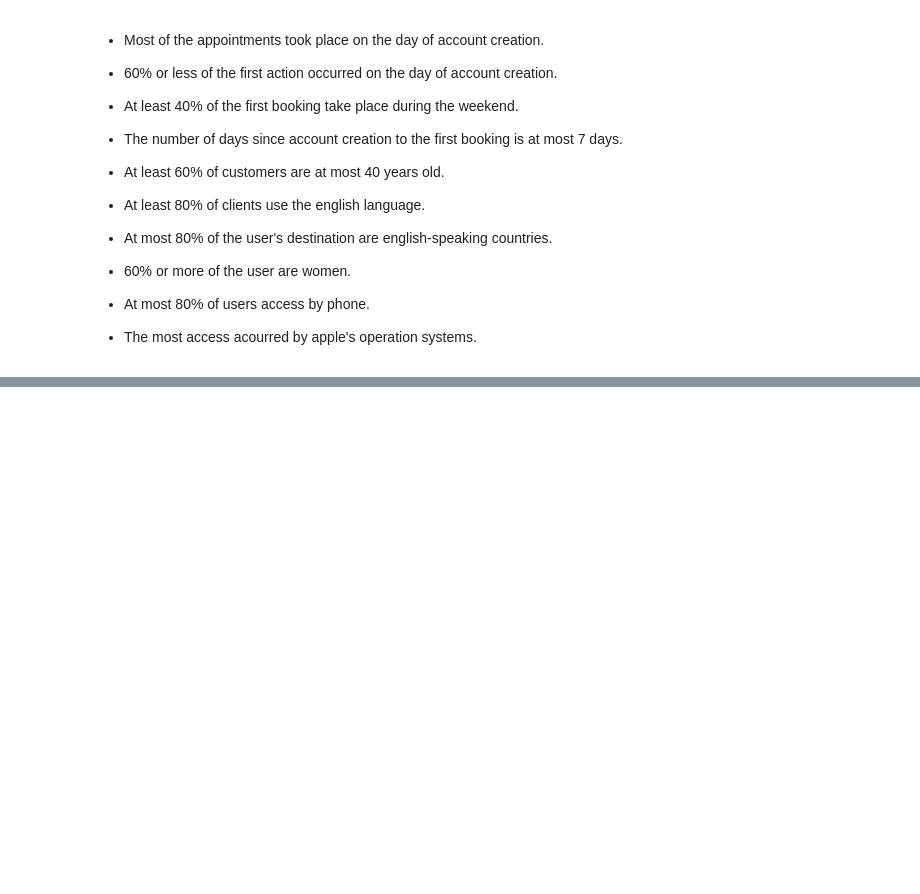
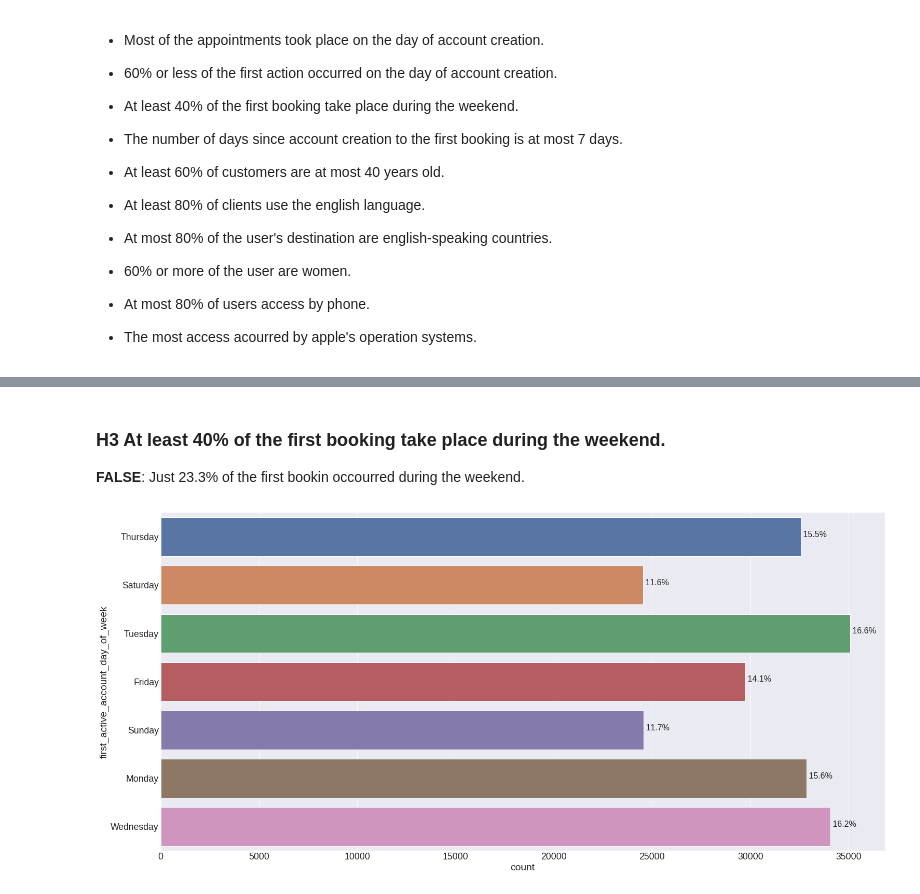
Before and after one commit to juniorcl/airbnb-scheduling-forecast, a Jupyter notebook: notebooks/c1.0_cmoj_airbnb_scheduling_forecast.ipynb, the cells around one changed output, grey strips where cells are left out. Drawn from its saved outputs; the diff is of its cells as text; code cells hidden in the pictures; blank space fills up the shorter version.

```diff
--- a/notebooks/c1.0_cmoj_airbnb_scheduling_forecast.ipynb
+++ b/notebooks/c1.0_cmoj_airbnb_scheduling_forecast.ipynb
@@ -582,0 +600,14 @@ Name: days_account_creation_first_booking, dtype: int64
+# %% [markdown]
+### H3 At least 40% of the first booking take place during the weekend.
+**FALSE**: Just 23.3% of the first bookin occourred during the weekend.
+# %%
+ax = sns.countplot(y='first_active_account_day_of_week', data=df2)
+
+total = df4['first_active_account_day_of_week'].size
+for p in ax.patches:
+        percentage = ' {:.1f}%'.format(100 * p.get_width()/total)
+        x = p.get_x() + p.get_width() + 0.02
+        y = p.get_y() + p.get_height()/2
+        ax.annotate(percentage, (x, y))
+# %% [output]
+[figure, added]
```
Also changed, not shown: parts of 21 cells of this notebook.
